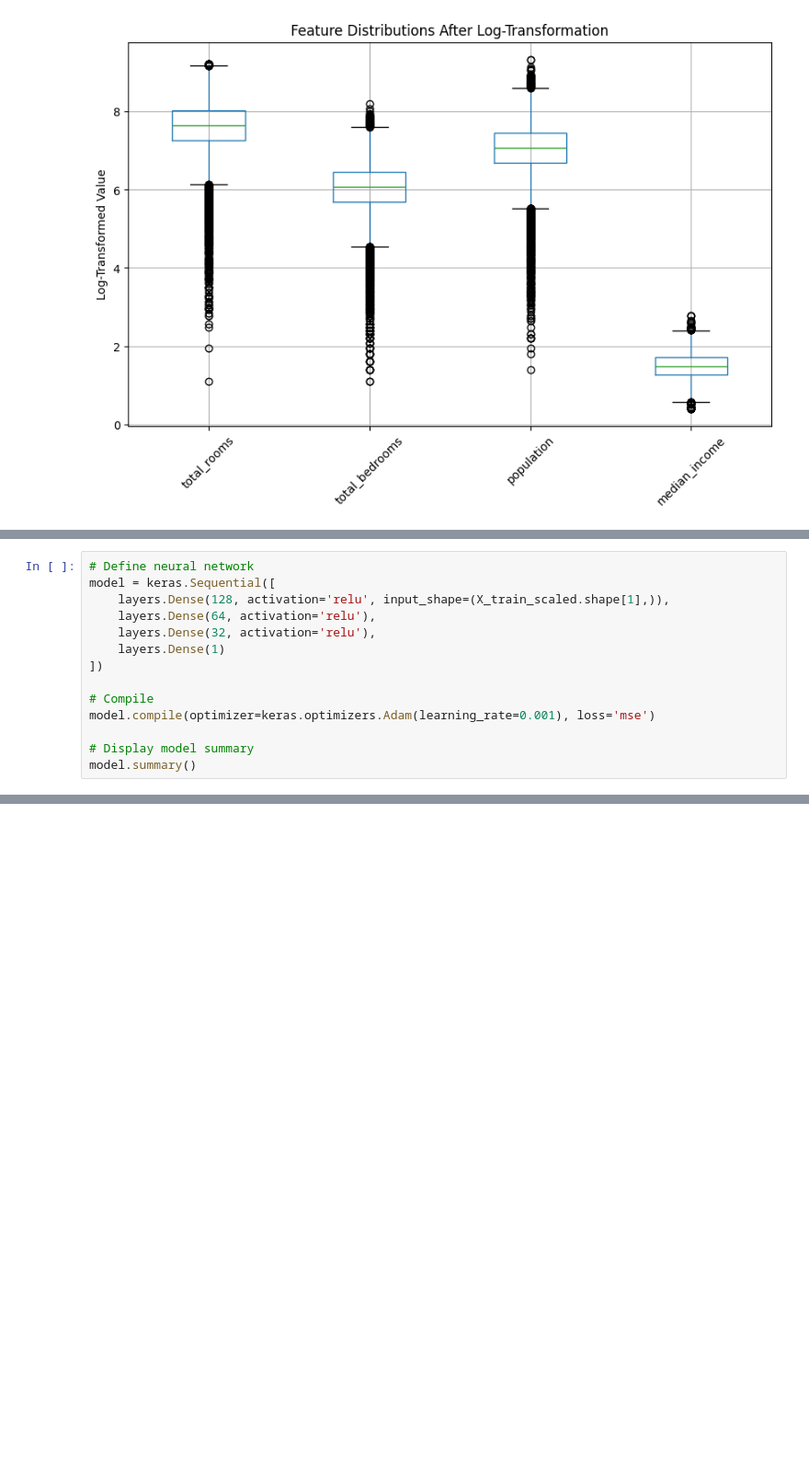
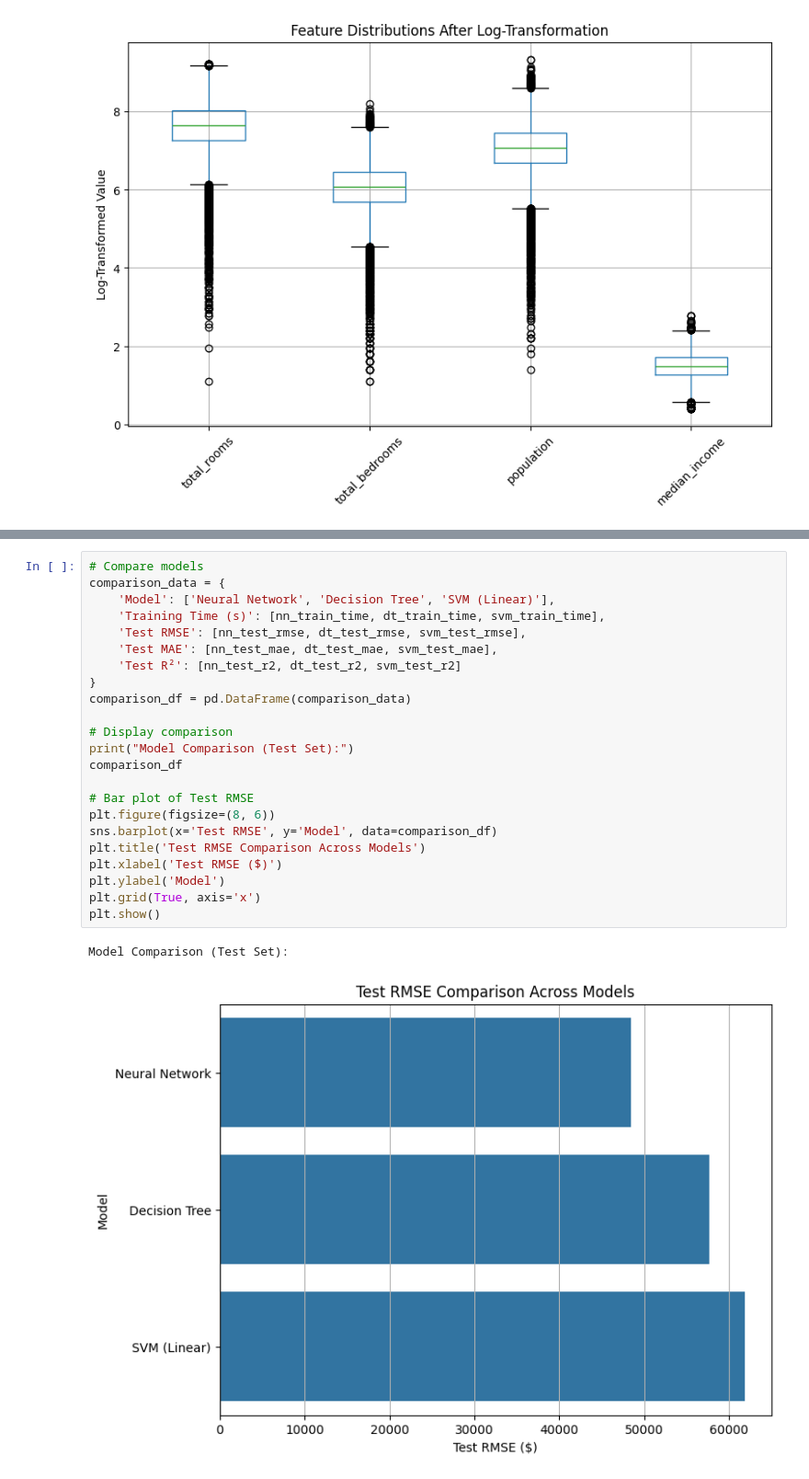
Before and after one commit to initialkermit/CS131_housing, a Jupyter notebook: housing.ipynb, the cells around one changed output, grey strips where cells are left out. Shown at 92% size. Cells and saved outputs as stored; diff of their text form; blank space fills up the shorter version.

```diff
--- a/housing.ipynb
+++ b/housing.ipynb
@@ -91,15 +88 @@ X_val_scaled = scaler.transform(X_val)
 X_test_scaled = scaler.transform(X_test)
-# %%
-# Define neural network
-model = keras.Sequential([
-    layers.Dense(128, activation='relu', input_shape=(X_train_scaled.shape[1],)),
-    layers.Dense(64, activation='relu'),
-    layers.Dense(32, activation='relu'),
-    layers.Dense(1)
-])
-
-# Compile
-model.compile(optimizer=keras.optimizers.Adam(learning_rate=0.001), loss='mse')
-
-# Display model summary
-model.summary()
@@ -215,0 +360,26 @@ Test R²: 0.7467
+# %%
+# Compare models
+comparison_data = {
+    'Model': ['Neural Network', 'Decision Tree', 'SVM (Linear)'],
+    'Training Time (s)': [nn_train_time, dt_train_time, svm_train_time],
+    'Test RMSE': [nn_test_rmse, dt_test_rmse, svm_test_rmse],
+    'Test MAE': [nn_test_mae, dt_test_mae, svm_test_mae],
+    'Test R²': [nn_test_r2, dt_test_r2, svm_test_r2]
+}
+comparison_df = pd.DataFrame(comparison_data)
+
+# Display comparison
+print("Model Comparison (Test Set):")
+comparison_df
+
+# Bar plot of Test RMSE
+plt.figure(figsize=(8, 6))
+sns.barplot(x='Test RMSE', y='Model', data=comparison_df)
+plt.title('Test RMSE Comparison Across Models')
+plt.xlabel('Test RMSE ($)')
+plt.ylabel('Model')
+plt.grid(True, axis='x')
+plt.show()
+# %% [output]
+Model Comparison (Test Set):
+[figure, added]
```
Also changed, not shown: parts of 11 cells of this notebook.
